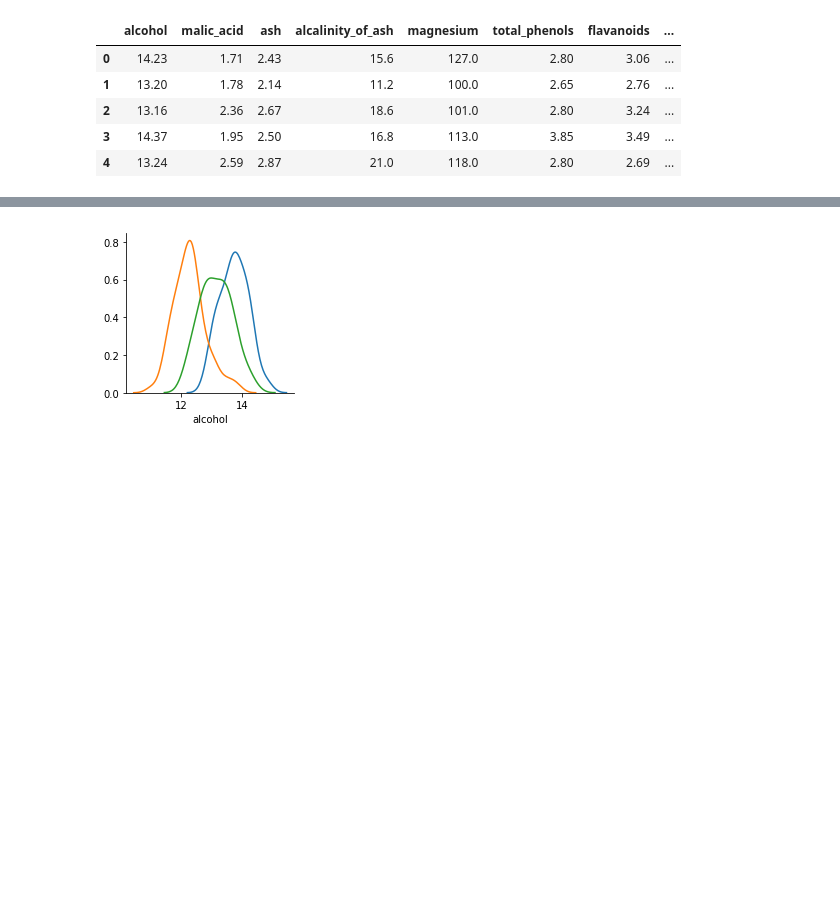
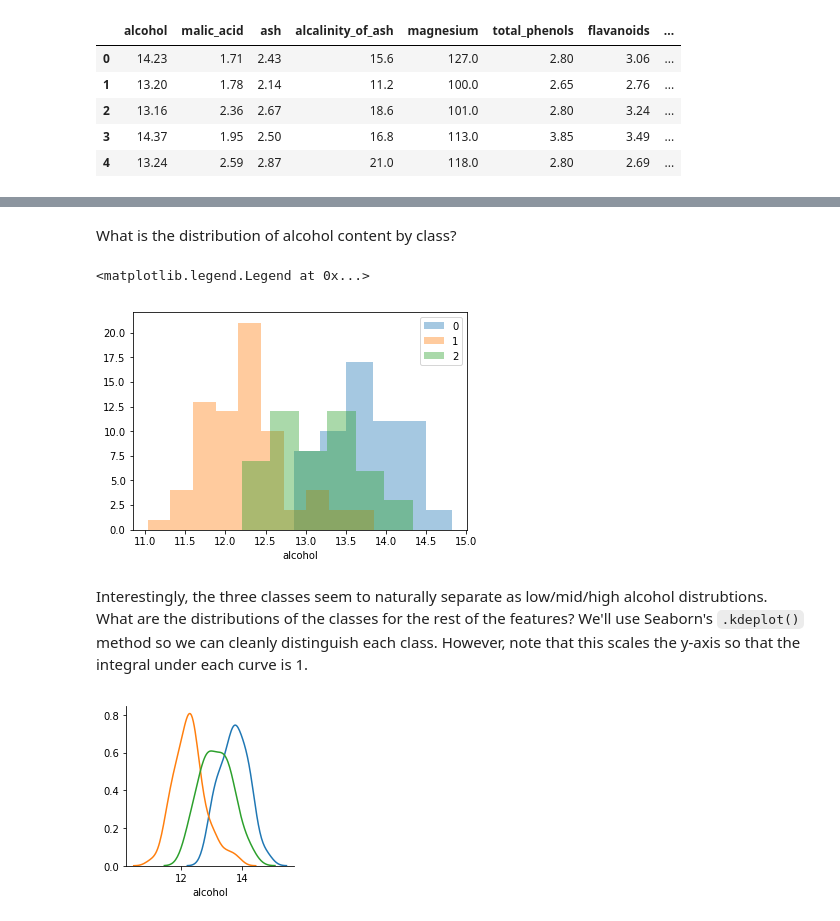
Before and after one commit to jbechtel/jakevdp.github.io-source, a Jupyter notebook: content/downloads/notebooks/WineDataset.ipynb, the cells around one changed output, grey strips where cells are left out. Saved outputs shown, nothing was run; the diff lists cells and outputs as text; code cells hidden in the pictures; blank space fills up the shorter version.

```diff
--- a/content/downloads/notebooks/WineDataset.ipynb
+++ b/content/downloads/notebooks/WineDataset.ipynb
@@ -97,3 +144,16 @@ sns.distplot(data['alcohol'])
+# %% [markdown]
+What is the distribution of alcohol content by class?
+# %%
+for i in [0,1,2]:
+    sns.distplot(data['alcohol'][data.target==i],
+                 kde=0,label='{}'.format(i))
+plt.legend()
+# %% [output]
+<matplotlib.legend.Legend at 0x...>
+[figure, added]
+# %% [markdown]
+Interestingly, the three classes seem to naturally separate as  low/mid/high alcohol distrubtions. What are the distributions of the classes for the rest of the features?
+We'll use Seaborn's `.kdeplot()` method so we can cleanly distinguish each class. However, note that this scales the y-axis so that the integral under each curve is 1.
 # %%
 for feature in raw_data['feature_names']:
     facet = sns.FacetGrid(data=data,hue='class')
```
Also changed, not shown: parts of 19 cells of this notebook, 1 other file.
